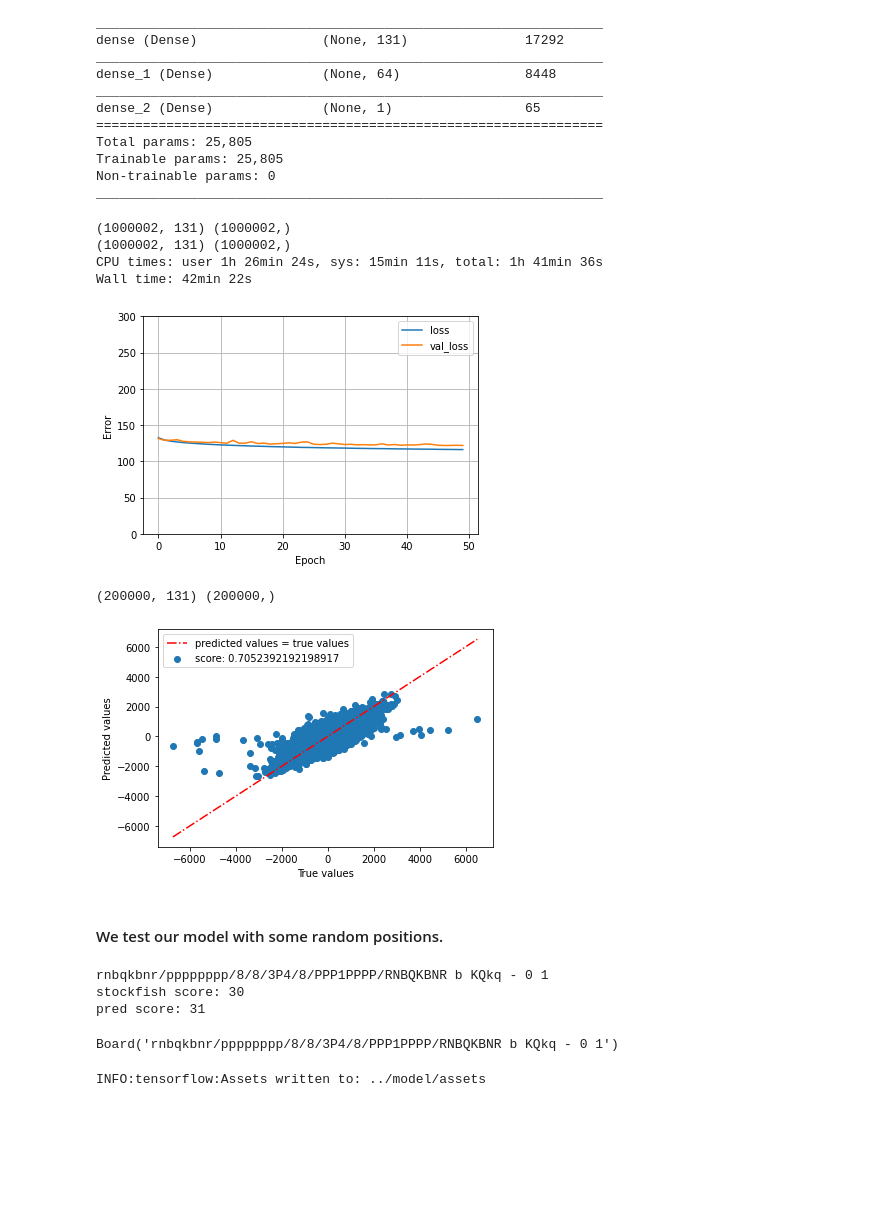
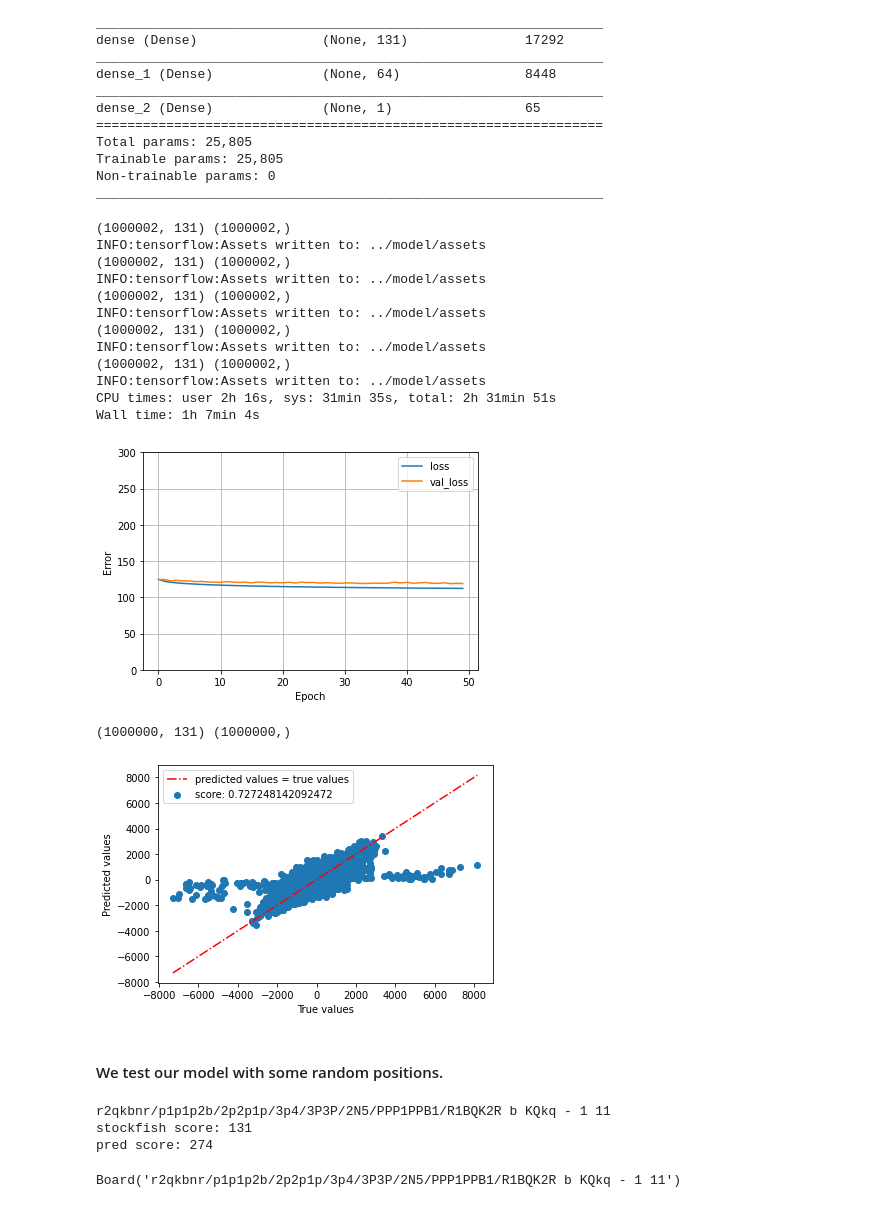
Before and after one commit to gaetanserre/GAiA, a Jupyter notebook: notebooks/Tensorflow_model.ipynb, the cells around one changed output. Cells and saved outputs as stored; diff of their text form; code cells hidden in the pictures; blank space fills up the shorter version.

Commit message:
maj model

```diff
--- a/notebooks/Tensorflow_model.ipynb
+++ b/notebooks/Tensorflow_model.ipynb
@@ -78,24 +78,33 @@ _________________________________________________________________
 # %%
 %%time
 history = None
-for i in range (2):
+for i in range (5):
     dataframe_encoded = pd.read_csv('Datasets/dataset' + str(i+1) + '.csv')
     features = dataframe_encoded.columns[:-1]
     cps = dataframe_encoded.columns[-1]
 
     X = dataframe_encoded[features].values
     y = dataframe_encoded[cps].values
     print(X.shape, y.shape)
 
     history = model.fit(X, y, validation_split=0.1, verbose=0, epochs=50)
+    model.save('../model', save_format='tf')
 
 plot_loss(history)
 # %% [output]
 (1000002, 131) (1000002,)
+INFO:tensorflow:Assets written to: ../model/assets
 (1000002, 131) (1000002,)
-CPU times: user 1h 26min 24s, sys: 15min 11s, total: 1h 41min 36s
-Wall time: 42min 22s
+INFO:tensorflow:Assets written to: ../model/assets
+(1000002, 131) (1000002,)
+INFO:tensorflow:Assets written to: ../model/assets
+(1000002, 131) (1000002,)
+INFO:tensorflow:Assets written to: ../model/assets
+(1000002, 131) (1000002,)
+INFO:tensorflow:Assets written to: ../model/assets
+CPU times: user 2h 16s, sys: 31min 35s, total: 2h 31min 51s
+Wall time: 1h 7min 4s
-[figure, old version]
+[figure, new version]
 # %%
 test_df = pd.read_csv('Datasets/test_dataset.csv')
 features = test_df.columns[:-1]
@@ -106,11 +115,11 @@ scores = test_df[cps].values
 print(boards.shape, scores.shape)
 preds = model.predict(boards).flatten()
 # %% [output]
-(200000, 131) (200000,)
+(1000000, 131) (1000000,)
 # %%
 plotPred(scores, preds)
 # %% [output]
-[figure, old version]
+[figure, new version]
 # %%
 model = keras.models.load_model('../model')
 # %% [markdown]
@@ -122,12 +131,12 @@ sys.path.insert(1, 'Classes/')
 from dataset_utils import encodeBoard
 from ScoreGetter import ScoreGetter
 
-score_getter = ScoreGetter('/home/gaetan/Téléchargements/stockfish/stockfish', 'eval', 'go depth 1')
+score_getter = ScoreGetter('/usr/local/bin/stockfish', 'eval', 'go depth 1')
 
 df = pd.read_csv('Datasets/raw_dataset_13M.csv', nrows=1000)
 fens = df['board'].values
 
-fen = 'rnbqkbnr/pppppppp/8/8/3P4/8/PPP1PPPP/RNBQKBNR b KQkq - 0 1'#fens[np.random.randint(fens.shape[0])]
+fen = fens[np.random.randint(fens.shape[0])]
 print(fen)
 e = np.array(encodeBoard(fen)).reshape(1, -1)
 print(f'stockfish score: {score_getter.getScore(fen)}')
@@ -135,11 +144,7 @@ print(f'pred score: {int(model.predict(e).flatten()[0])}')
 
 chess.Board(fen)
 # %% [output]
-rnbqkbnr/pppppppp/8/8/3P4/8/PPP1PPPP/RNBQKBNR b KQkq - 0 1
-stockfish score: 30
-pred score: 31
+r2qkbnr/p1p1p2b/2p2p1p/3p4/3P3P/2N5/PPP1PPB1/R1BQK2R b KQkq - 1 11
+stockfish score: 131
+pred score: 274
-Board('rnbqkbnr/pppppppp/8/8/3P4/8/PPP1PPPP/RNBQKBNR b KQkq - 0 1')
+Board('r2qkbnr/p1p1p2b/2p2p1p/3p4/3P3P/2N5/PPP1PPB1/R1BQK2R b KQkq - 1 11')
-# %%
-model.save('../model', save_format='tf')
-# %% [output]
-INFO:tensorflow:Assets written to: ../model/assets
```
Also changed, not shown: 5 other files.
